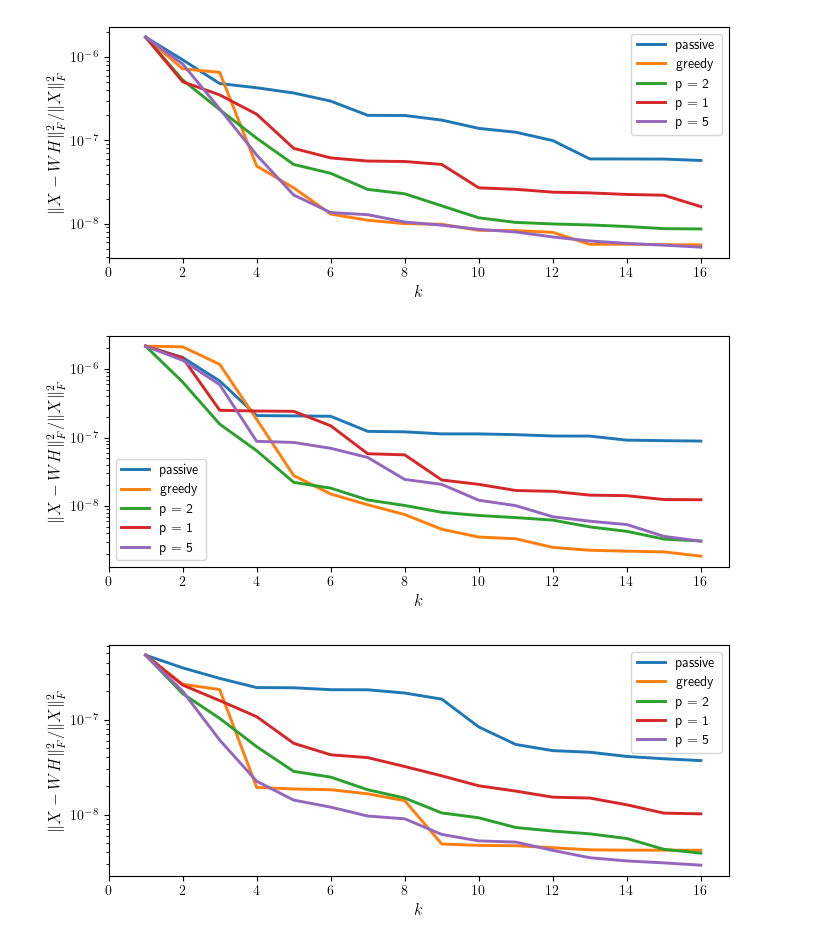
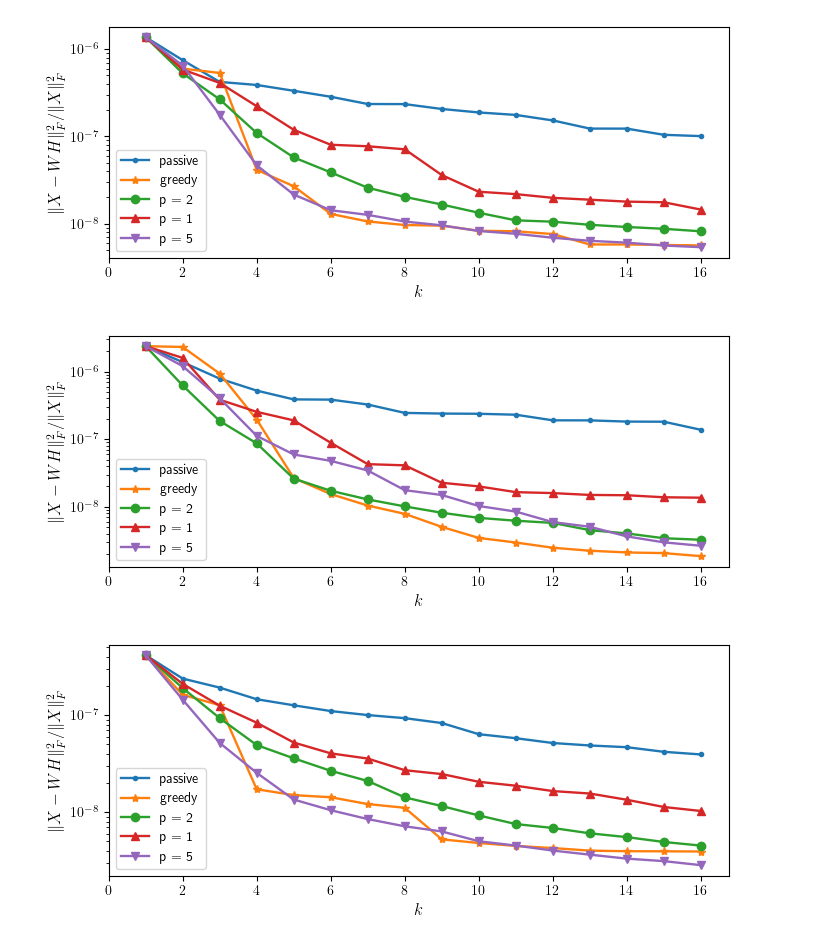
Before and after one commit to millerk22/adaptive-sampling, a Jupyter notebook: Figures.ipynb, the cells around one changed output. Cells and saved outputs as stored; diff of their text form; code cells hidden in the pictures.

Commit message:
updated figures

```diff
--- a/Figures.ipynb
+++ b/Figures.ipynb
@@ -18,6 +18,8 @@ def method2plotstr(method):
         return fr"p = {p}"
     return method
 # %%
+markers= ['.', '*', 'o', '^', 'v', 's']
+
 def plot_results(dataset, pkl_fname, to_plot=['passive', 'greedy', 'p', 'p-1', 'p-5'], save=False, savedir="./figures/"):
     with open(pkl_fname, "rb") as f:
         data = pickle.load(f)
@@ -25,14 +27,14 @@ def plot_results(dataset, pkl_fname, to_plot=['passive', 'greedy', 'p', 'p-1', '
     xmax = 16
     xtick_step = 2
     fig, ax = plt.subplots(figsize=(8,3))
-    for method in to_plot:
+    for i, method in enumerate(to_plot):
         if method not in data:
             print(f"Could not find {method} in dictionary")
         d = data[method]
         vals = np.array([list(ev[:xmax]) for ev in d['energy_values']])
         mean_vals = vals.mean(axis=0)
         std_vals = vals.std(axis=0)
-        l = ax.semilogy(range(1, xmax+1), mean_vals, linewidth=2.1, label=fr"{method2plotstr(method)}")
+        l = ax.semilogy(range(1, xmax+1), mean_vals, linewidth=1.7, marker=markers[i], label=fr"{method2plotstr(method)}")
         #ax.fill_between(range(1, xmax+1), mean_vals - std_vals, mean_vals + std_vals, alpha=0.2, color=l[0].get_color())
     ax.legend()
     xticks = [i for i in range(xmax+1) if i % xtick_step == 0]
@@ -42,18 +44,18 @@ def plot_results(dataset, pkl_fname, to_plot=['passive', 'greedy', 'p', 'p-1', '
     if save:
         if not os.path.exists(savedir):
             os.makedirs(savedir)
-        plt.savefig(os.path.join(savedir, f"{dataset}_relerr.png"), format='png', dpi=250, bbox_inches='tight')
+        plt.savefig(os.path.join(savedir, f"{dataset}_relerr.png"), format='png', dpi=500, bbox_inches='tight')
     plt.show()
 # %%
-plot_results("pavia", "./results/pavia_cvx_k20_ns5_nla100_fpgm_all.pkl", save=True)
+plot_results("pavia", "./results/pavia_cvx_k20_ns10_nla100.pkl", save=True)
 # %% [output]
-[figure, old version]
+[figure, new version]
 # %%
-plot_results("salinas", "./results/salinas_cvx_k20_ns5_nla100_fpgm_all.pkl", save=True)
+plot_results("salinas", "./results/salinas_cvx_k20_ns10_nla100.pkl", save=True)
 # %% [output]
-[figure, old version]
+[figure, new version]
 # %%
-plot_results("urban", "./results/urban_cvx_k20_ns5_nla100_fpgm_all.pkl", save=True)
+plot_results("urban", "./results/urban_cvx_k20_ns30_nla100.pkl", save=True)
 # %% [output]
-[figure, old version]
+[figure, new version]
 # %%
```
Also changed, not shown: parts of 1 cell of this notebook, 1 other file.
